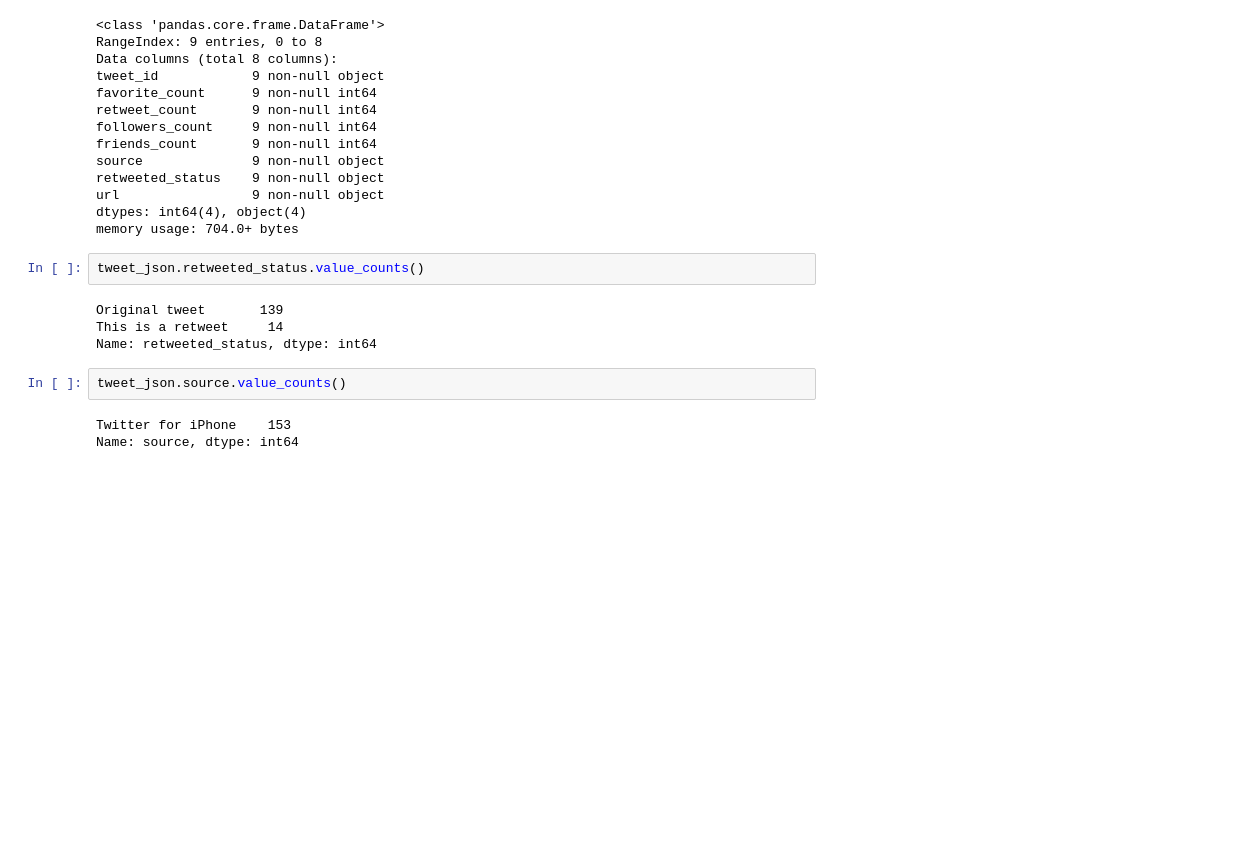
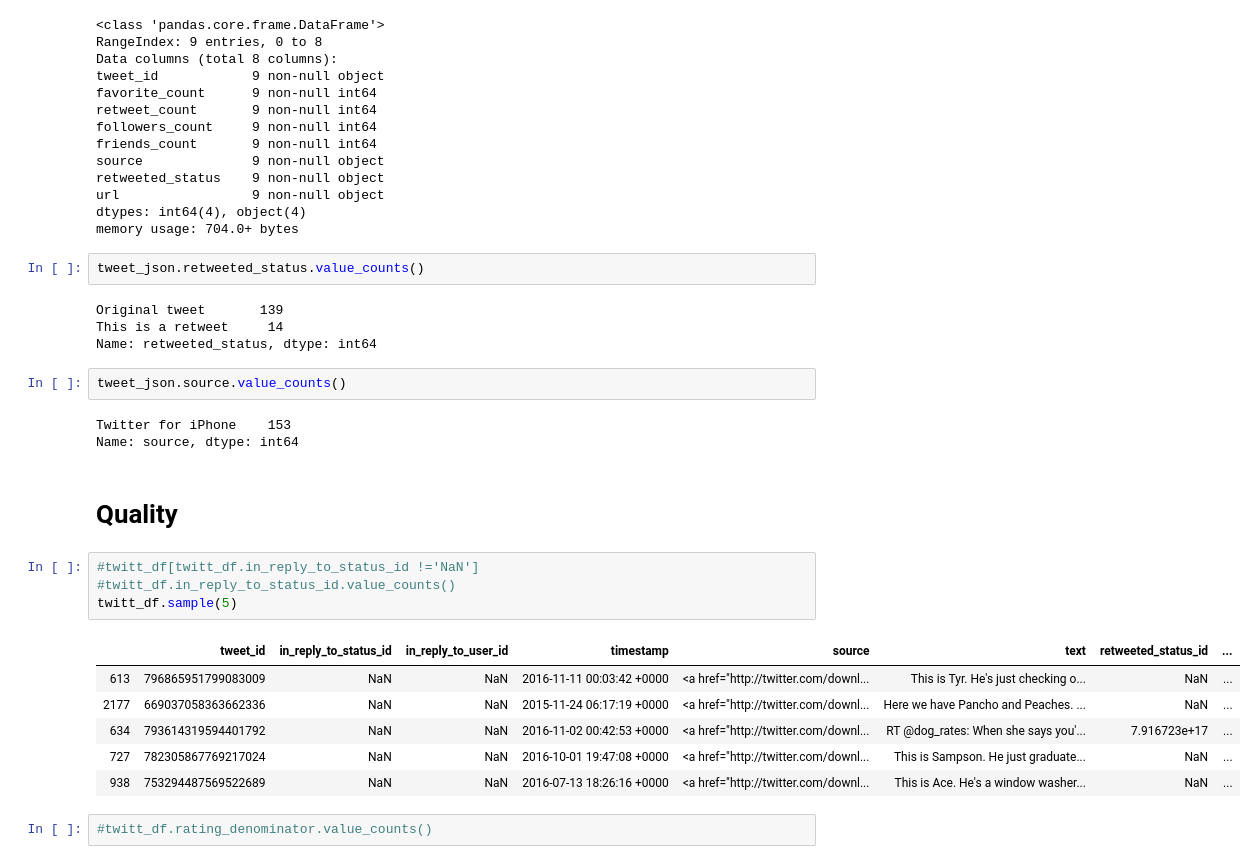
Before and after one commit to mzhoolideh/data_science_pract, a Jupyter notebook: wrangling_twitter/Twitter_Dogs.ipynb, the cells around one changed output. Saved outputs shown, nothing was run; the diff lists cells and outputs as text; blank space fills up the shorter version.

Commit message:
feat: general explanations for Quality and tidiness added

```diff
--- a/wrangling_twitter/Twitter_Dogs.ipynb
+++ b/wrangling_twitter/Twitter_Dogs.ipynb
@@ -393,3 +393,18 @@ tweet_json.source.value_counts()
 # %% [output]
 Twitter for iPhone    153
 Name: source, dtype: int64
+# %% [markdown]
+# Quality
+# %%
+#twitt_df[twitt_df.in_reply_to_status_id !='NaN']
+#twitt_df.in_reply_to_status_id.value_counts()
+twitt_df.sample(5)
+# %% [output]
+|  | tweet_id | in_reply_to_status_id | in_reply_to_user_id | timestamp | source | text | retweeted_status_id | ... |
+| 613 | 796865951799083009 | NaN | NaN | 2016-11-11 00:03:42 +0000 | <a href="http://twitter.com/downl... | This is Tyr. He's just checking o... | NaN | ... |
+| 2177 | 669037058363662336 | NaN | NaN | 2015-11-24 06:17:19 +0000 | <a href="http://twitter.com/downl... | Here we have Pancho and Peaches. ... | NaN | ... |
+| 634 | 793614319594401792 | NaN | NaN | 2016-11-02 00:42:53 +0000 | <a href="http://twitter.com/downl... | RT @dog_rates: When she says you'... | 7.916723e+17 | ... |
+| 727 | 782305867769217024 | NaN | NaN | 2016-10-01 19:47:08 +0000 | <a href="http://twitter.com/downl... | This is Sampson. He just graduate... | NaN | ... |
+| 938 | 753294487569522689 | NaN | NaN | 2016-07-13 18:26:16 +0000 | <a href="http://twitter.com/downl... | This is Ace. He's a window washer... | NaN | ... |
+# %%
+#twitt_df.rating_denominator.value_counts()
```
Also changed, not shown: parts of 6 cells of this notebook.
